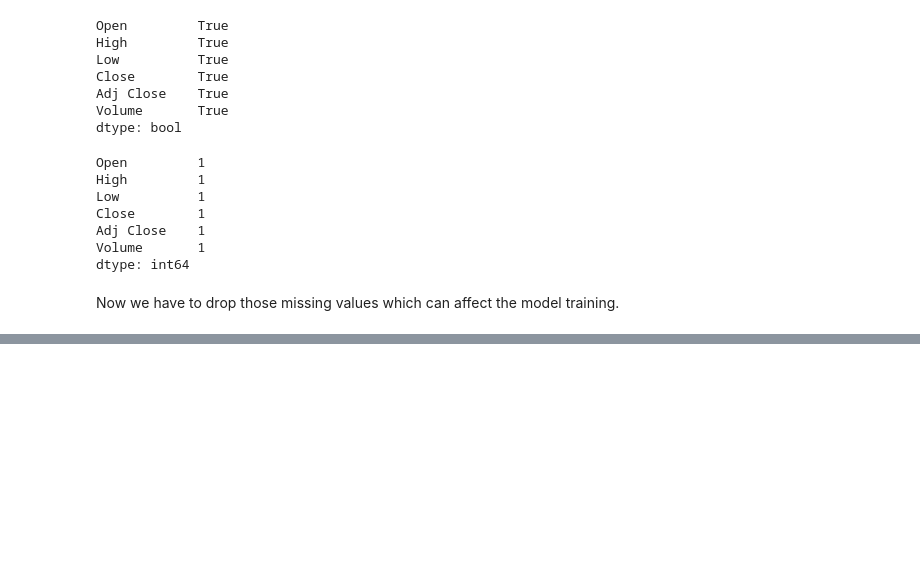
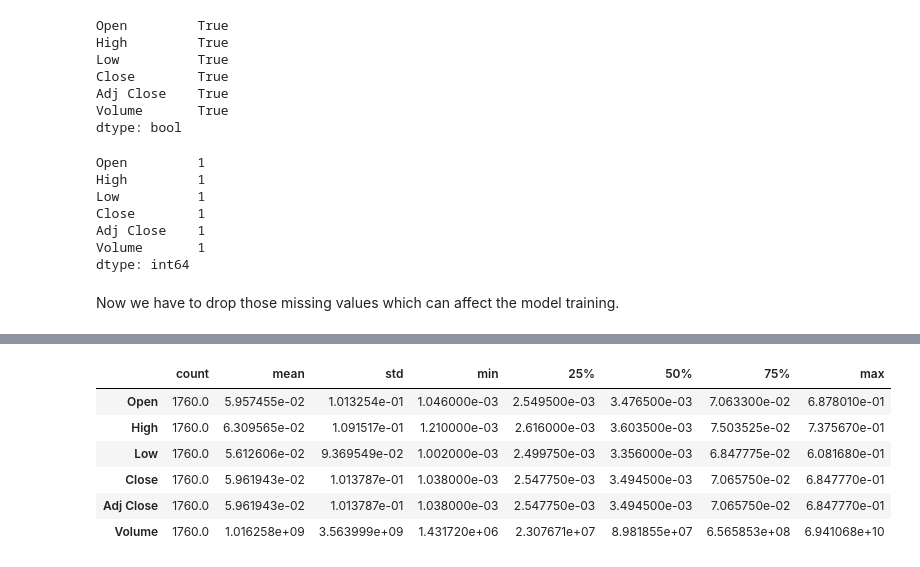
Before and after one commit to santr4/ml_projects, a Jupyter notebook: Dogecoin Price Prediction/Dogecoin_Price_Prediction.ipynb, the cells around one changed output, grey strips where cells are left out. Drawn from its saved outputs; the diff is of its cells as text; code cells hidden in the pictures; blank space fills up the shorter version.

```diff
--- a/Dogecoin Price Prediction/Dogecoin_Price_Prediction.ipynb
+++ b/Dogecoin Price Prediction/Dogecoin_Price_Prediction.ipynb
@@ -91,0 +105,10 @@ df = df.dropna()
+# %%
+df.describe().T
+# %% [output]
+|  | count | mean | std | min | 25% | 50% | 75% | max |
+| Open | 1760.0 | 5.957455e-02 | 1.013254e-01 | 1.046000e-03 | 2.549500e-03 | 3.476500e-03 | 7.063300e-02 | 6.878010e-01 |
+| High | 1760.0 | 6.309565e-02 | 1.091517e-01 | 1.210000e-03 | 2.616000e-03 | 3.603500e-03 | 7.503525e-02 | 7.375670e-01 |
+| Low | 1760.0 | 5.612606e-02 | 9.369549e-02 | 1.002000e-03 | 2.499750e-03 | 3.356000e-03 | 6.847775e-02 | 6.081680e-01 |
+| Close | 1760.0 | 5.961943e-02 | 1.013787e-01 | 1.038000e-03 | 2.547750e-03 | 3.494500e-03 | 7.065750e-02 | 6.847770e-01 |
+| Adj Close | 1760.0 | 5.961943e-02 | 1.013787e-01 | 1.038000e-03 | 2.547750e-03 | 3.494500e-03 | 7.065750e-02 | 6.847770e-01 |
+| Volume | 1760.0 | 1.016258e+09 | 3.563999e+09 | 1.431720e+06 | 2.307671e+07 | 8.981855e+07 | 6.565853e+08 | 6.941068e+10 |
```
Also changed, not shown: parts of 3 cells of this notebook.
